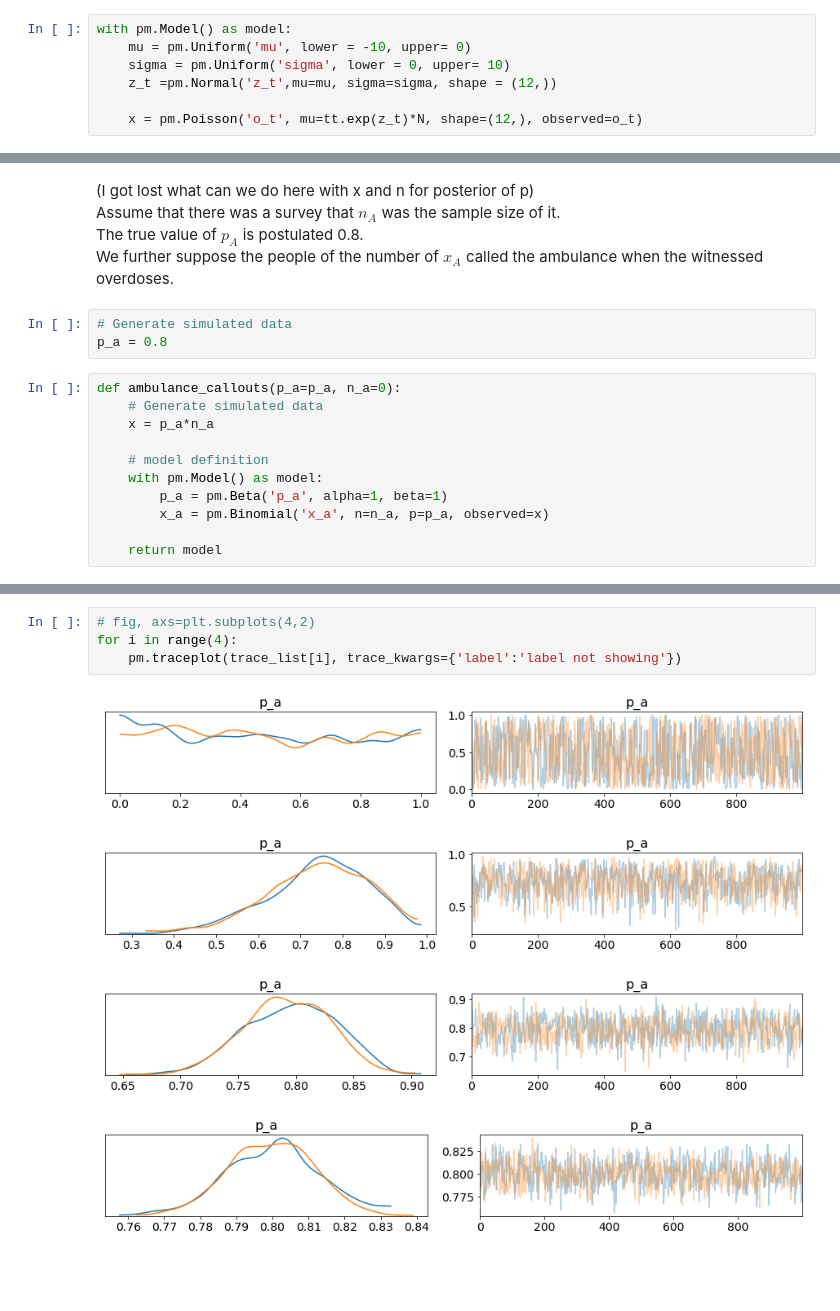
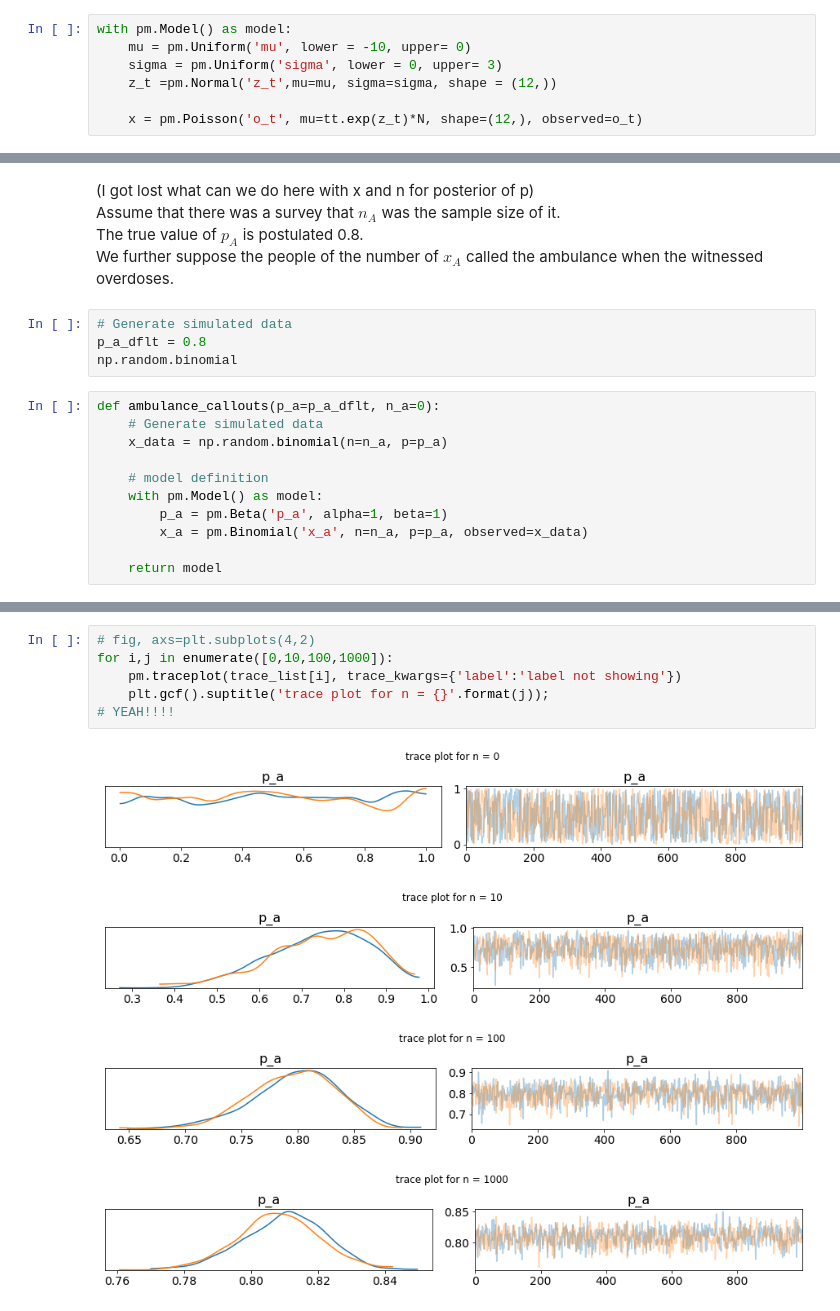
Before and after one commit to tom-hc-park/MSc-RA-Bayesian-evidence-synthesis, a Jupyter notebook: report draft.ipynb, the cells around one changed output, grey strips where cells are left out. Drawn from its saved outputs; the diff is of its cells as text; blank space fills up the shorter version.

```diff
--- a/report draft.ipynb
+++ b/report draft.ipynb
@@ -61,7 +61,7 @@ Note: prior of variance is inverse Gamma, Cauchy (informative) or Uniform, Half
 # %%
 with pm.Model() as model:
     mu = pm.Uniform('mu', lower = -10, upper= 0)
-    sigma = pm.Uniform('sigma', lower = 0, upper= 10)
+    sigma = pm.Uniform('sigma', lower = 0, upper= 3)
     z_t =pm.Normal('z_t',mu=mu, sigma=sigma, shape = (12,))
 
     x = pm.Poisson('o_t', mu=tt.exp(z_t)*N, shape=(12,), observed=o_t)
@@ -135,16 +135,17 @@ The true value of $p_A$ is postulated 0.8.
 We further suppose the people of the number of $x_A$ called the ambulance when the witnessed overdoses.
 # %%
 # Generate simulated data
-p_a = 0.8
+p_a_dflt = 0.8
+np.random.binomial
 # %%
-def ambulance_callouts(p_a=p_a, n_a=0):
+def ambulance_callouts(p_a=p_a_dflt, n_a=0):
     # Generate simulated data
-    x = p_a*n_a
+    x_data = np.random.binomial(n=n_a, p=p_a)
 
     # model definition
     with pm.Model() as model:
         p_a = pm.Beta('p_a', alpha=1, beta=1)
-        x_a = pm.Binomial('x_a', n=n_a, p=p_a, observed=x)
+        x_a = pm.Binomial('x_a', n=n_a, p=p_a, observed=x_data)
 
     return model
 # %%
@@ -179,9 +181,11 @@ NUTS: [p_a]
 # %%
 # fig, axs=plt.subplots(4,2)
-for i in range(4):
+for i,j in enumerate([0,10,100,1000]):
     pm.traceplot(trace_list[i], trace_kwargs={'label':'label not showing'})
+    plt.gcf().suptitle('trace plot for n = {}'.format(j));
+# YEAH!!!!
 # %% [output]
-[figure, old version]
+[figure, new version]
-[figure, old version]
+[figure, new version]
-[figure, old version]
+[figure, new version]
-[figure, old version]
+[figure, new version]
```
Also changed, not shown: parts of 19 cells of this notebook, 1 other file.
